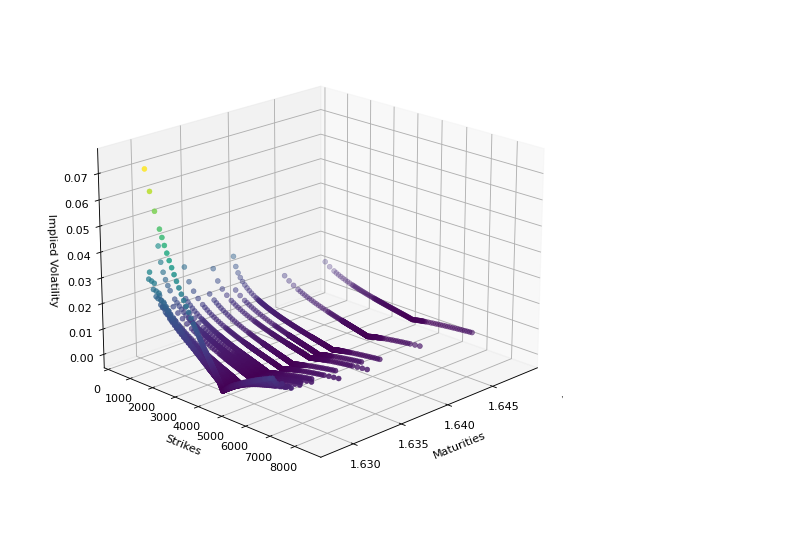
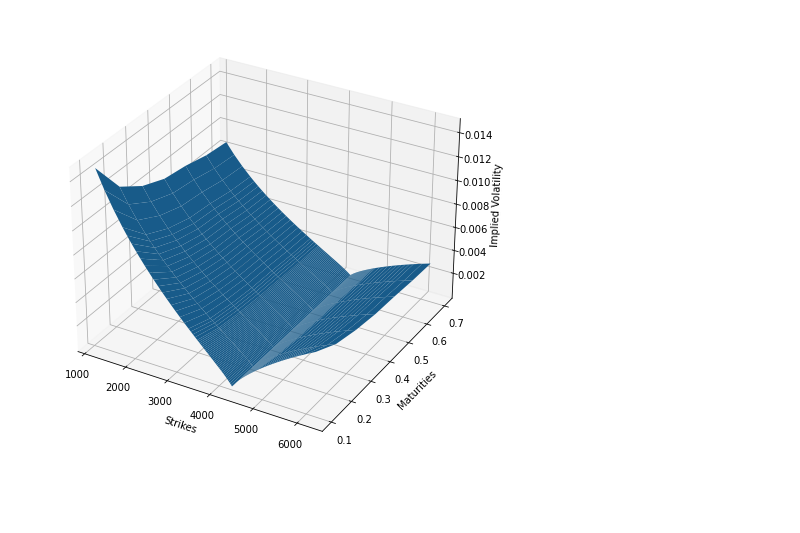
Before and after one commit to lucasomigli/SABR-volatility-models, a Jupyter notebook: ql_model.ipynb, the cells around one changed output. Drawn from its saved outputs; the diff is of its cells as text; code cells hidden in the pictures; blank space fills up the shorter version.

```diff
--- a/ql_model.ipynb
+++ b/ql_model.ipynb
@@ -157,31 +197,21 @@ def volatilitySmileSABR(maturity, shift=0, beta=1):
-# %%
-def volatilitySurfaceSABR(method="normal", beta=1, shift=0):
-
-    vol_surface_vector, errors, _alpha, _beta, _nu, _rho = [], [], [], [], [], []
-
-    for m in maturities:
-        volSABR = volatilitySmileSABR(maturity=m, beta=beta, shift=shift)
-
-        _alpha.append(volSABR["params"]["alpha"])
-        _beta.append(volSABR["params"]["beta"])
-        _nu.append(volSABR["params"]["nu"])
-        _rho.append(volSABR["params"]["rho"])
-
-        errors.append(volSABR["error"])
-
-        smile = volSABR["vols"]
-        vol_surface_vector.extend(smile)
-
-    return dict(vols=vol_surface_vector, e=errors, a=_alpha, b=_beta, n=_nu, r=_rho)
-
-volatility_surface = volatilitySurfaceSABR()
-x = pd.to_numeric(df["Date"])
-y = df["Strike"]
-z = volatility_surface["vols"]
-
-plot3d(x, y, z, angle=45)
-# %% [output]
-[figure, removed]
+# %%
+#SABR VOLATILITY SURFACE
+
+SABRVolMatrix = volatility_surface["volMatrix"]
+
+today = ql.Date(3, 8, 2021)
+calendar = ql.NullCalendar()
+day_count = ql.Actual365Fixed()
+dates = [date_pd_to_ql(d) for d in maturities]
+strikes = df["Strike"].unique()
+
+SABR_vol_surface  = ql.BlackVarianceSurface(today, calendar, dates, strikes, SABRVolMatrix, day_count)
+SABR_vol_surface.enableExtrapolation()
+
+plot_vol_surface(vol_surface=SABR_vol_surface , plot_years=np.arange(0.1, .8, 0.1), plot_strikes=strikes, funct='blackVol')
+volatility_surface = volatilitySurfaceSABR()
+# %% [output]
+[figure, added]
 # %%
 fig, axs = plt.subplots(2, 2, figsize=(25,8))
 axs[0, 0].plot(maturities, volatility_surface["a"])
```
Also changed, not shown: parts of 12 cells of this notebook, 2 other files.
